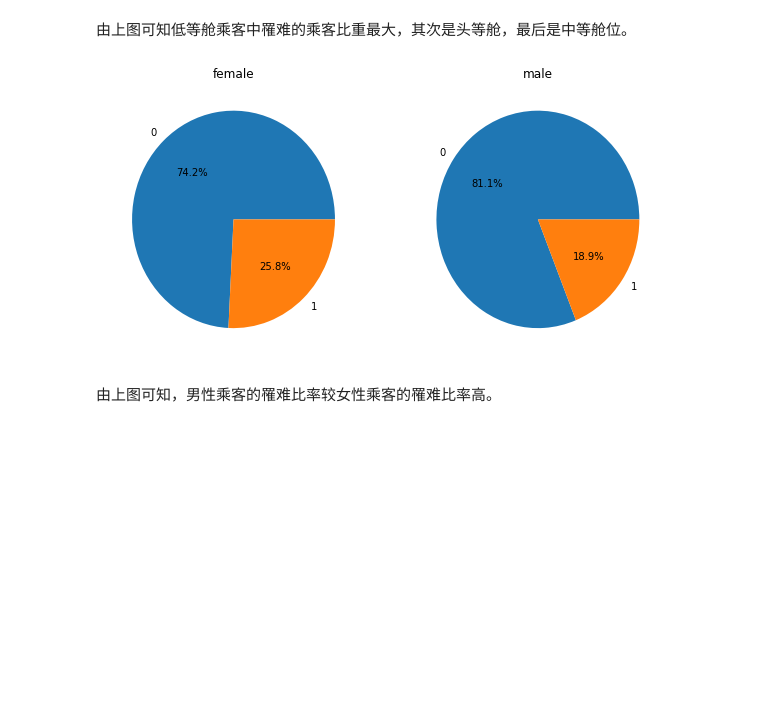
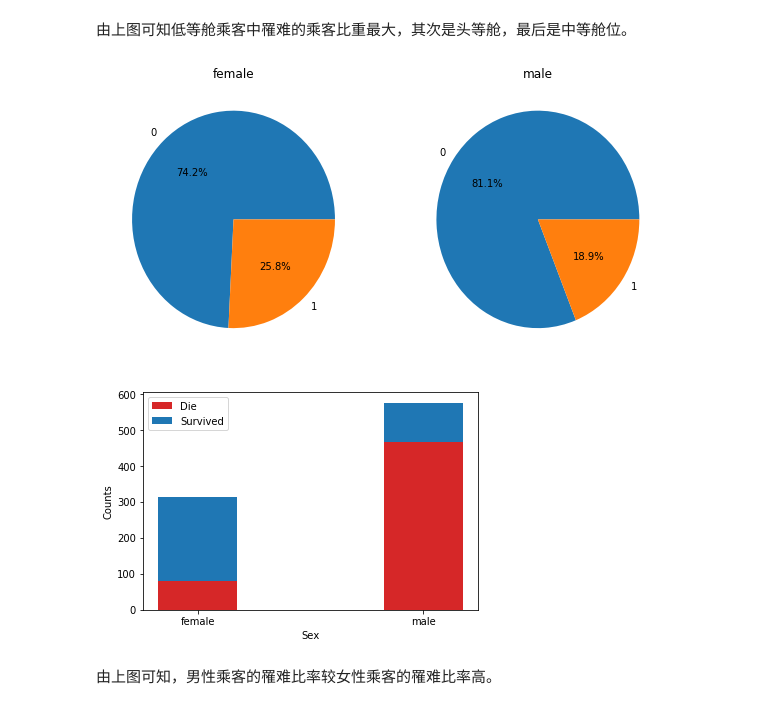
Before and after one commit to DaweiXia/udacity_data_analyst_basic, a Jupyter notebook: p2/titanic-analysis/titanic-analysis.ipynb, the cells around one changed output. Cells and saved outputs as stored; diff of their text form; code cells hidden in the pictures; blank space fills up the shorter version.

```diff
--- a/p2/titanic-analysis/titanic-analysis.ipynb
+++ b/p2/titanic-analysis/titanic-analysis.ipynb
@@ -160,9 +186,13 @@ plot_pies(1, 3, pclass_group_survived_percents, labels)
 # %%
 # 探索数据：性别与罹难率的关系
 sex_group_survived_percents = get_group_survived_percents(df, 'Sex')
 plot_pies(1, 2, sex_group_survived_percents)
+
+sex_group_value_counts = df.groupby('Sex')['Survived'].value_counts()
+plot_bar_stack(sex_group_value_counts, 'Sex')
 # %% [output]
 [figure]
+[figure, added]
 # %% [markdown]
 由上图可知，男性乘客的罹难比率较女性乘客的罹难比率高。
 # %%
```
Also changed, not shown: parts of 9 cells of this notebook, 1 other file.
